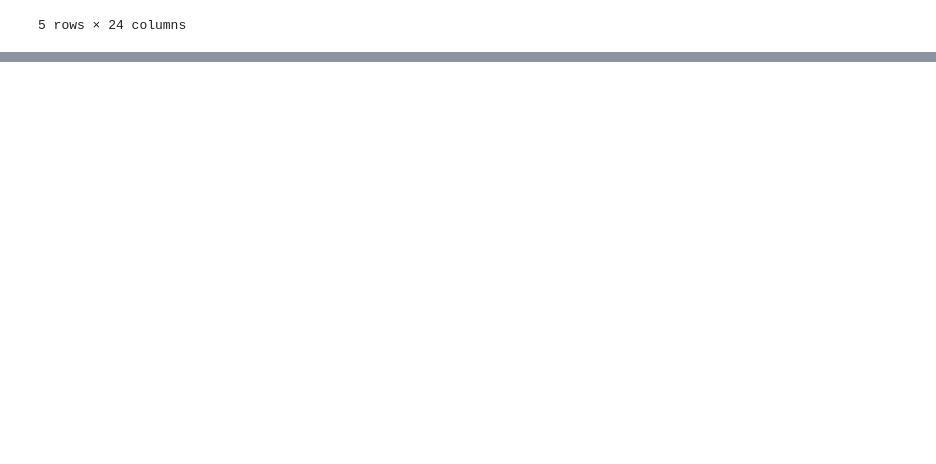
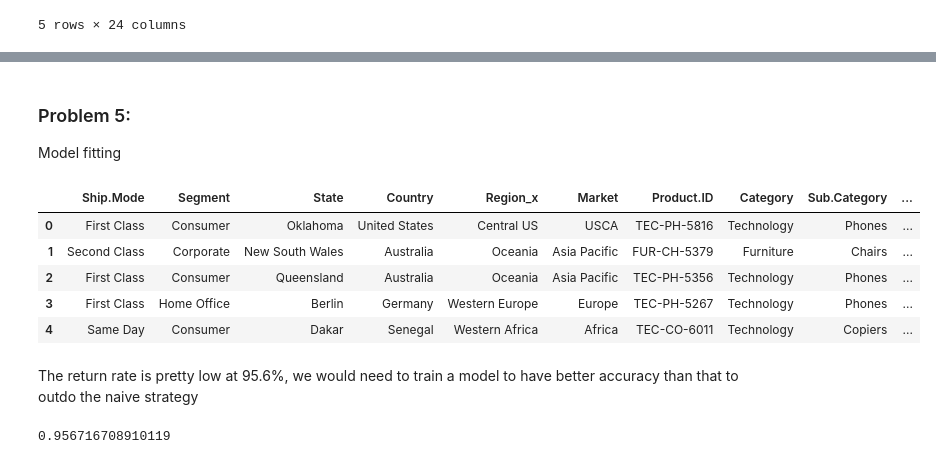
Before and after one commit to AJB0211/MachineLearningExercise, a Jupyter notebook: alex/eda.ipynb, the cells around one changed output, grey strips where cells are left out. Drawn from its saved outputs; the diff is of its cells as text; code cells hidden in the pictures; blank space fills up the shorter version.

```diff
--- a/alex/eda.ipynb
+++ b/alex/eda.ipynb
@@ -29,0 +198,14 @@ returns.head()
+# %% [markdown]
+### Problem 5:
+Model fitting
+# %%
+df = returnDF.drop(columns=["Order.ID","Order.Date","Ship.Date","Row.ID","Customer.ID","Customer.Name","Postal.Code","City","Region"])
+# %%
+df.head()
+# %% [output]
+|  | Ship.Mode | Segment | State | Country | Region_x | Market | Product.ID | Category | Sub.Category | ... |
+| 0 | First Class | Consumer | Oklahoma | United States | Central US | USCA | TEC-PH-5816 | Technology | Phones | ... |
+| 1 | Second Class | Corporate | New South Wales | Australia | Oceania | Asia Pacific | FUR-CH-5379 | Furniture | Chairs | ... |
+| 2 | First Class | Consumer | Queensland | Australia | Oceania | Asia Pacific | TEC-PH-5356 | Technology | Phones | ... |
+| 3 | First Class | Home Office | Berlin | Germany | Western Europe | Europe | TEC-PH-5267 | Technology | Phones | ... |
+| 4 | Same Day | Consumer | Dakar | Senegal | Western Africa | Africa | TEC-CO-6011 | Technology | Copiers | ... |
@@ -29,0 +215,7 @@ returns.head()
+# %% [markdown]
+The return rate is pretty low at 95.6%, we would need to train a model to have better accuracy than that to outdo the naive strategy
+# %%
+naive = 1-y.mean()
+print(naive)
+# %% [output]
+0.956716708910119
```
Also changed, not shown: parts of 42 cells of this notebook, 1 other file.
